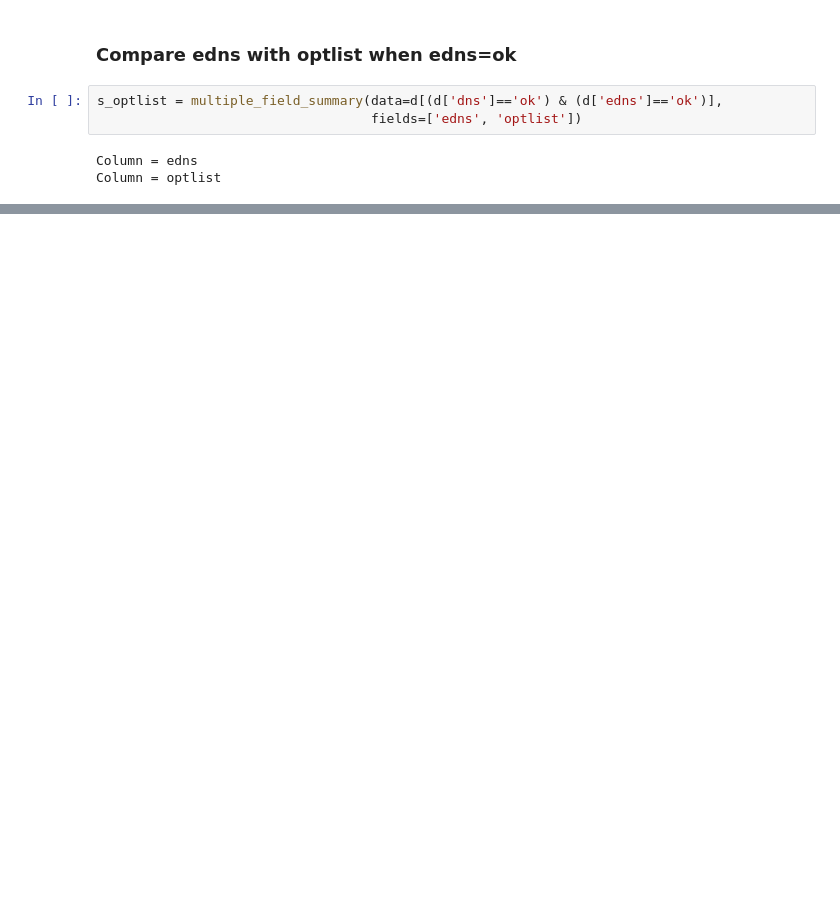
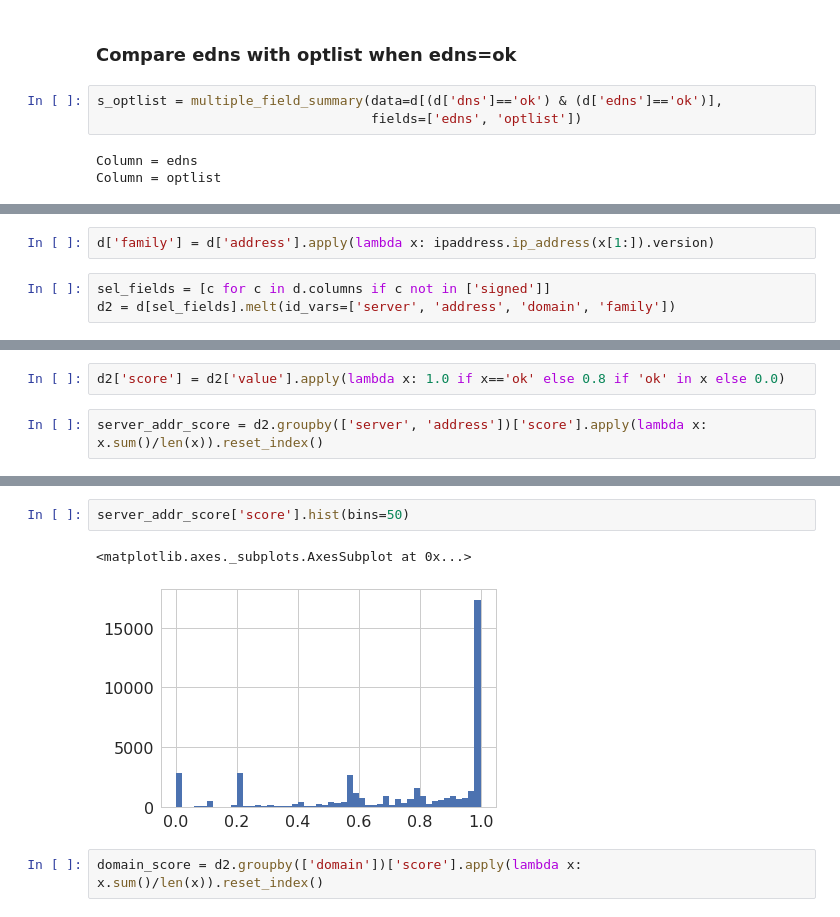
Before and after one commit to InternetNZ/edns-compliance-parser, a Jupyter notebook: analysis/Analyze EDNS compliance results.ipynb, the cells around one changed output, grey strips where cells are left out. Cells and saved outputs as stored; diff of their text form; blank space fills up the shorter version.

Commit message:
Added general domain and server scores, comparison across IP address family

```diff
--- a/analysis/Analyze EDNS compliance results.ipynb
+++ b/analysis/Analyze EDNS compliance results.ipynb
@@ -245,0 +257,5 @@ plot_comparison(data=s_optlist, title='edns vs optlist -- %s', figfile='%s-edns-
+# %%
+d['family'] = d['address'].apply(lambda x: ipaddress.ip_address(x[1:]).version)
+# %%
+sel_fields = [c for c in d.columns if c not in ['signed']]
+d2 = d[sel_fields].melt(id_vars=['server', 'address', 'domain', 'family'])
@@ -245,0 +285,4 @@ plot_comparison(data=s_optlist, title='edns vs optlist -- %s', figfile='%s-edns-
+# %%
+d2['score'] = d2['value'].apply(lambda x: 1.0 if x=='ok' else 0.8 if 'ok' in x else 0.0)
+# %%
+server_addr_score = d2.groupby(['server', 'address'])['score'].apply(lambda x: x.sum()/len(x)).reset_index()
@@ -245,0 +301,7 @@ plot_comparison(data=s_optlist, title='edns vs optlist -- %s', figfile='%s-edns-
+# %%
+server_addr_score['score'].hist(bins=50)
+# %% [output]
+<matplotlib.axes._subplots.AxesSubplot at 0x...>
+[figure, added]
+# %%
+domain_score = d2.groupby(['domain'])['score'].apply(lambda x: x.sum()/len(x)).reset_index()
```
Also changed, not shown: parts of 17 cells of this notebook.
